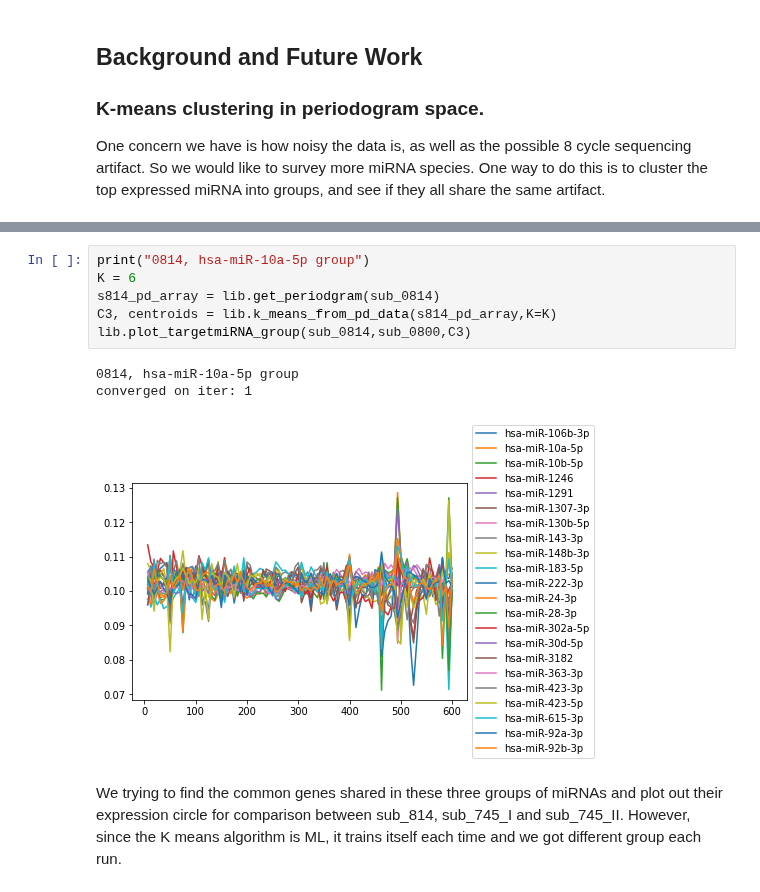
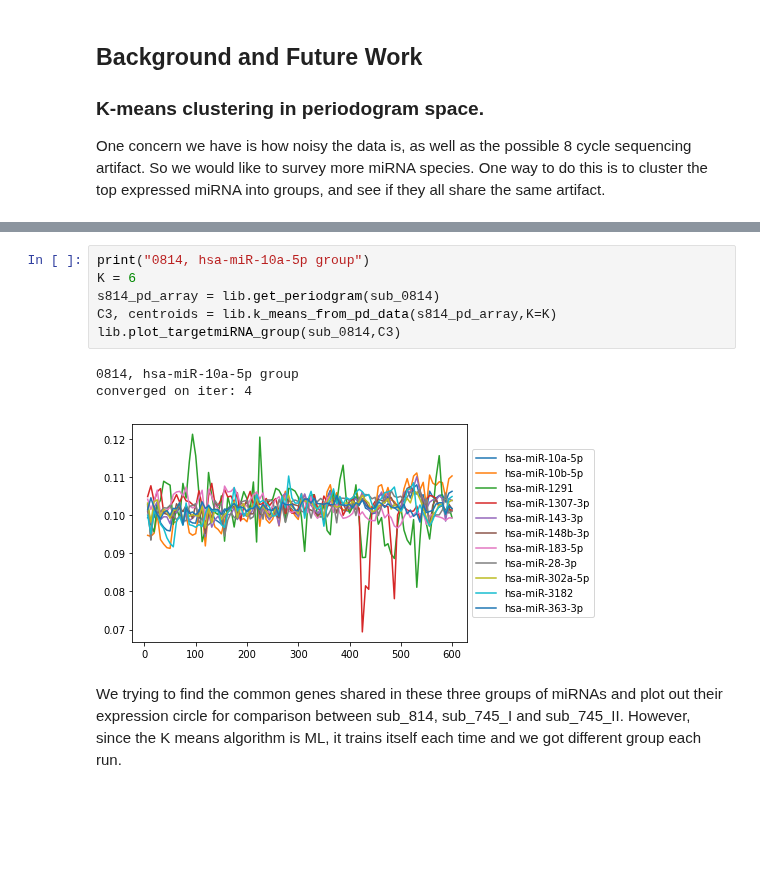
Before and after one commit to JohnWSteill/jlab_proj, a Jupyter notebook: Somite_Cycle_Study.ipynb, the cells around one changed output, grey strips where cells are left out. Cells and saved outputs as stored; diff of their text form; blank space fills up the shorter version.

```diff
--- a/Somite_Cycle_Study.ipynb
+++ b/Somite_Cycle_Study.ipynb
@@ -130,12 +129,12 @@ converged on iter: 4
 # %%
 print("0814, hsa-miR-10a-5p group")
 K = 6
 s814_pd_array = lib.get_periodgram(sub_0814)
 C3, centroids = lib.k_means_from_pd_data(s814_pd_array,K=K)
-lib.plot_targetmiRNA_group(sub_0814,sub_0800,C3)
+lib.plot_targetmiRNA_group(sub_0814,C3)
 # %% [output]
 0814, hsa-miR-10a-5p group
-converged on iter: 1
+converged on iter: 4
-[figure, old version]
+[figure, new version]
 # %% [markdown]
 We trying to find the common genes shared in these three groups of miRNAs and plot out their expression circle for comparison between sub_814, sub_745_I and sub_745_II. However, since the K means algorithm is ML, it trains itself each time and we got different group each run.
```
Also changed, not shown: parts of 6 cells of this notebook, 1 other file.
